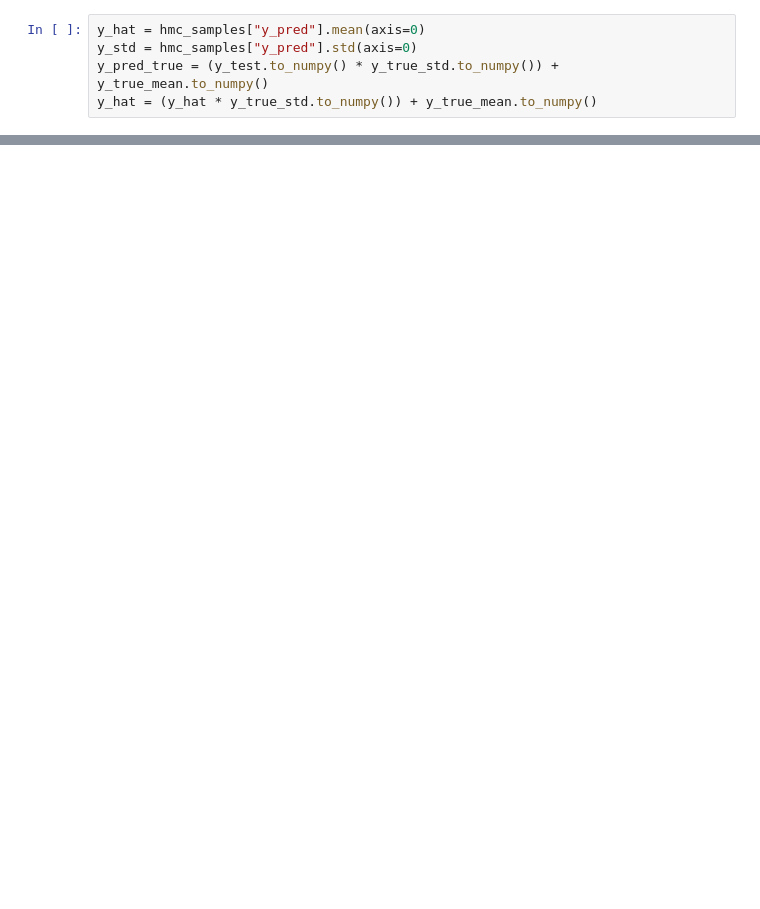
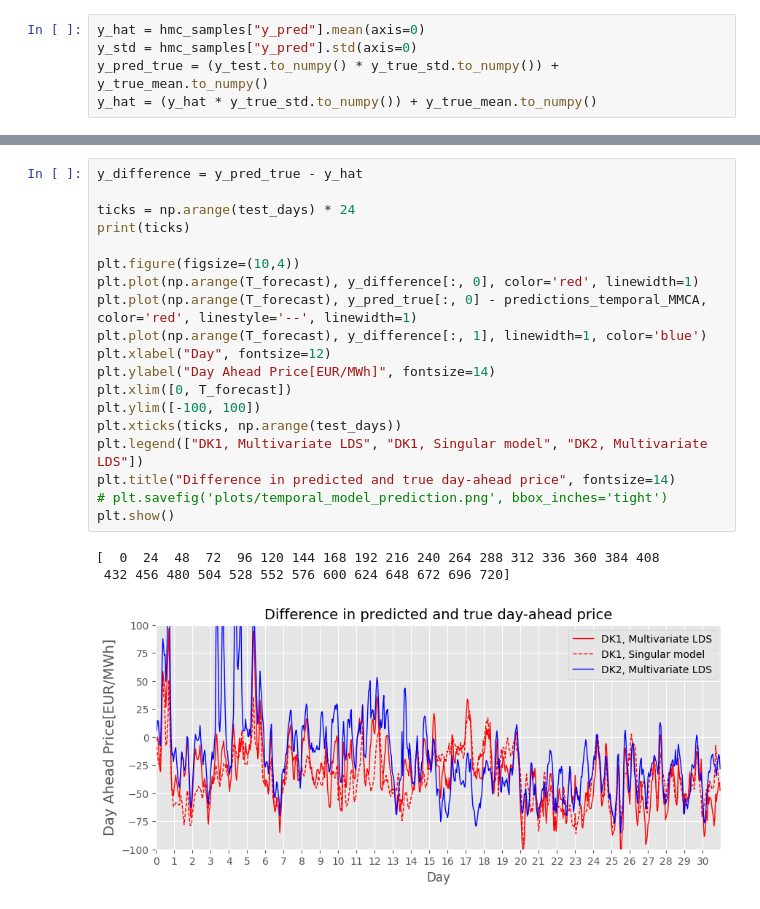
Before and after one commit to SorenBlattBendtsen/model_based, a Jupyter notebook: temporalModel.ipynb, the cells around one changed output, grey strips where cells are left out. Drawn from its saved outputs; the diff is of its cells as text; blank space fills up the shorter version.

Commit message:
Updated multivariate model

```diff
--- a/temporalModel.ipynb
+++ b/temporalModel.ipynb
@@ -438,0 +437,23 @@ for ii in np.arange(y_hat.shape[1]):
+# %%
+y_difference = y_pred_true - y_hat
+
+ticks = np.arange(test_days) * 24
+print(ticks)
+
+plt.figure(figsize=(10,4))
+plt.plot(np.arange(T_forecast), y_difference[:, 0], color='red', linewidth=1)
+plt.plot(np.arange(T_forecast), y_pred_true[:, 0] - predictions_temporal_MMCA, color='red', linestyle='--', linewidth=1)
+plt.plot(np.arange(T_forecast), y_difference[:, 1], linewidth=1, color='blue')
+plt.xlabel("Day", fontsize=12)
+plt.ylabel("Day Ahead Price[EUR/MWh]", fontsize=14)
+plt.xlim([0, T_forecast])
+plt.ylim([-100, 100])
+plt.xticks(ticks, np.arange(test_days))
+plt.legend(["DK1, Multivariate LDS", "DK1, Singular model", "DK2, Multivariate LDS"])
+plt.title("Difference in predicted and true day-ahead price", fontsize=14)
+# plt.savefig('plots/temporal_model_prediction.png', bbox_inches='tight')
+plt.show()
+# %% [output]
+[  0  24  48  72  96 120 144 168 192 216 240 264 288 312 336 360 384 408
+ 432 456 480 504 528 552 576 600 624 648 672 696 720]
+[figure, added]
```
Also changed, not shown: parts of 3 cells of this notebook.
